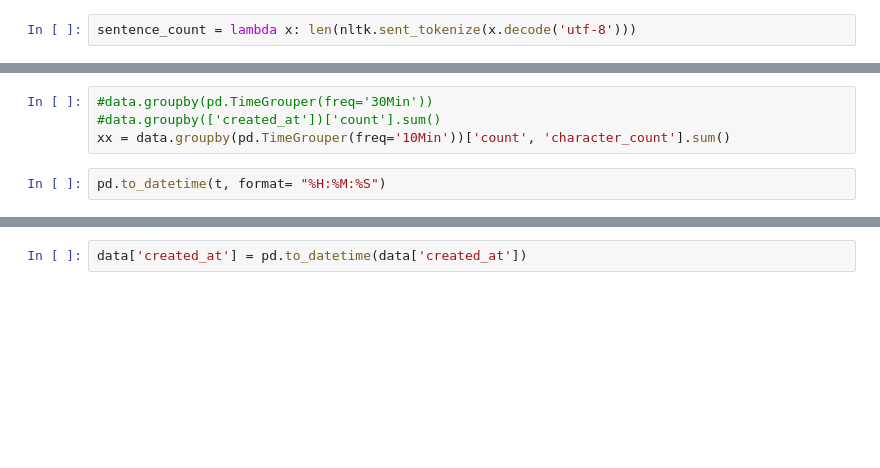
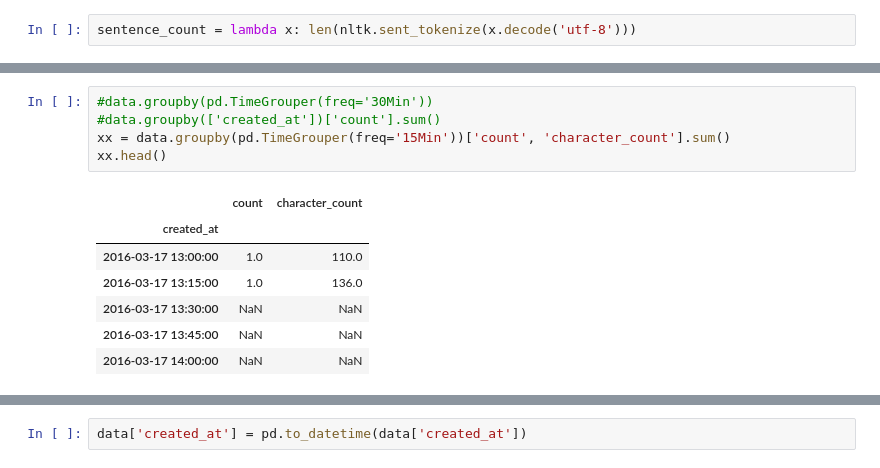
Before and after one commit to gmsardane/HackFeb2017, a Jupyter notebook: hackathon.ipynb, the cells around one changed output, grey strips where cells are left out. Drawn from its saved outputs; the diff is of its cells as text; blank space fills up the shorter version.

```diff
--- a/hackathon.ipynb
+++ b/hackathon.ipynb
@@ -34,8 +73,15 @@ data.set_index(['created_at'], drop=True, inplace=True)
 # %%
 #data.groupby(pd.TimeGrouper(freq='30Min'))
 #data.groupby(['created_at'])['count'].sum()
-xx = data.groupby(pd.TimeGrouper(freq='10Min'))['count', 'character_count'].sum()
+xx = data.groupby(pd.TimeGrouper(freq='15Min'))['count', 'character_count'].sum()
+xx.head()
+# %% [output]
+|  | count | character_count |
+| created_at |  |  |
+| 2016-03-17 13:00:00 | 1.0 | 110.0 |
+| 2016-03-17 13:15:00 | 1.0 | 136.0 |
+| 2016-03-17 13:30:00 | NaN | NaN |
+| 2016-03-17 13:45:00 | NaN | NaN |
+| 2016-03-17 14:00:00 | NaN | NaN |
-# %%
-pd.to_datetime(t, format= "%H:%M:%S")
 # %%
 grp = xx.groupby(by=[xx.index.map(lambda x : (x.hour, x.minute))]).sum()
```
Also changed, not shown: parts of 7 cells of this notebook.
